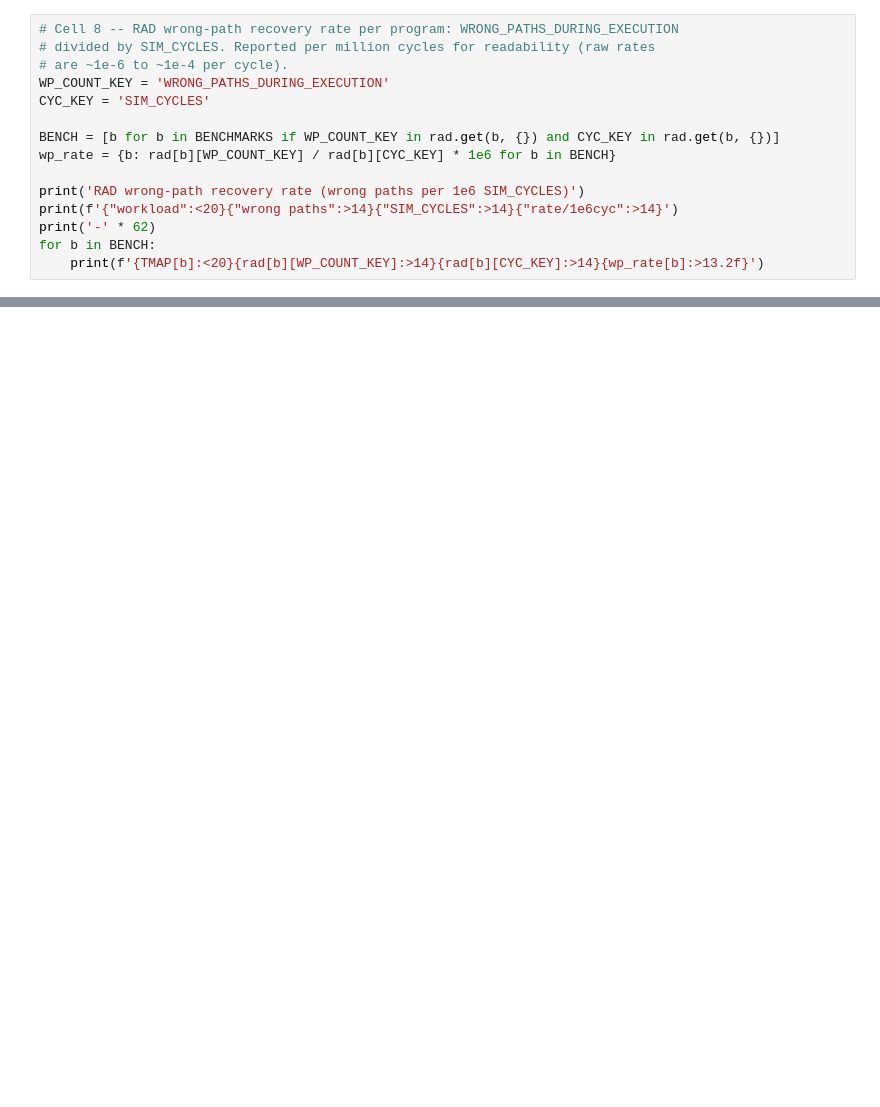
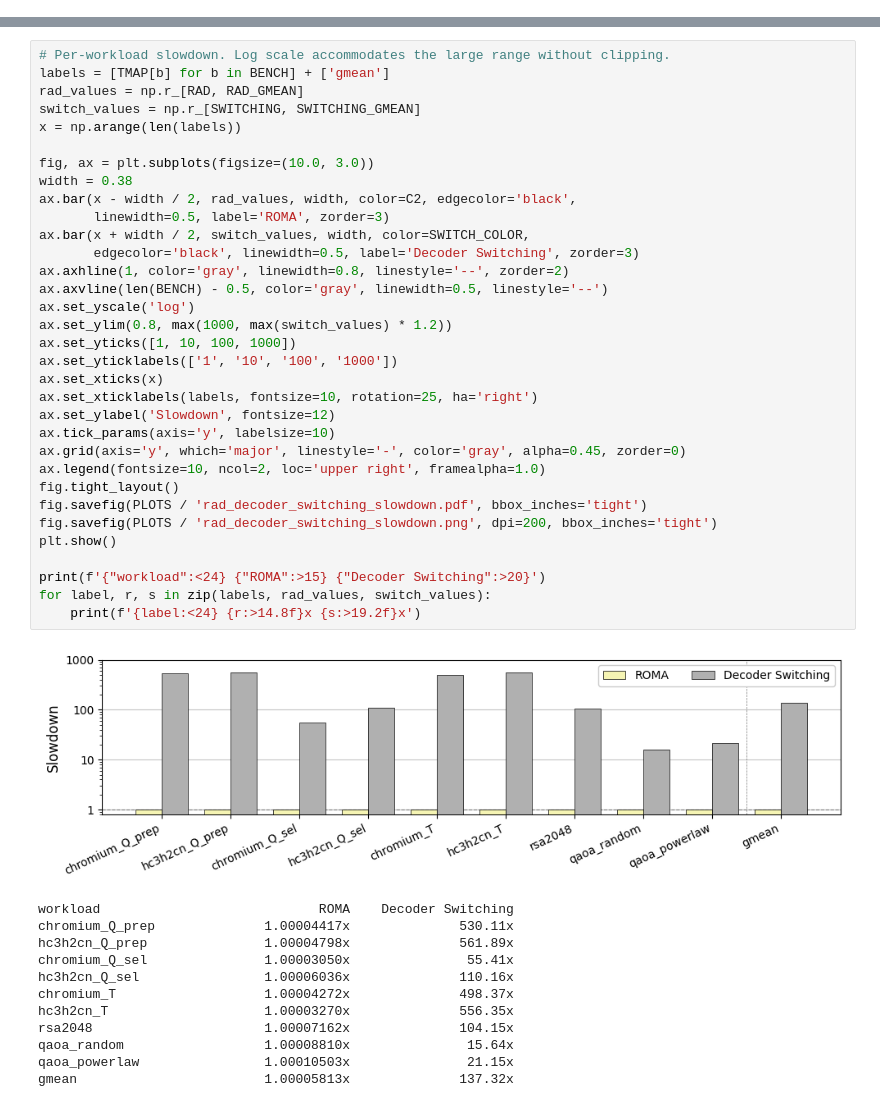
Before and after one commit to suhaskvittal/quicksilver, a Jupyter notebook: scripts/rad_plots.ipynb, the cells around one changed output, grey strips where cells are left out. Drawn from its saved outputs; the diff is of its cells as text; blank space fills up the shorter version.

```diff
--- a/scripts/rad_plots.ipynb
+++ b/scripts/rad_plots.ipynb
@@ -650,15 +0,0 @@ Saved rad_rfifo_ler_sensitivity.pdf
-# %%
-# Cell 8 -- RAD wrong-path recovery rate per program: WRONG_PATHS_DURING_EXECUTION
-# divided by SIM_CYCLES. Reported per million cycles for readability (raw rates
-# are ~1e-6 to ~1e-4 per cycle).
-WP_COUNT_KEY = 'WRONG_PATHS_DURING_EXECUTION'
-CYC_KEY = 'SIM_CYCLES'
-
-BENCH = [b for b in BENCHMARKS if WP_COUNT_KEY in rad.get(b, {}) and CYC_KEY in rad.get(b, {})]
-wp_rate = {b: rad[b][WP_COUNT_KEY] / rad[b][CYC_KEY] * 1e6 for b in BENCH}
-
-print('RAD wrong-path recovery rate (wrong paths per 1e6 SIM_CYCLES)')
-print(f'{"workload":<20}{"wrong paths":>14}{"SIM_CYCLES":>14}{"rate/1e6cyc":>14}')
-print('-' * 62)
-for b in BENCH:
-    print(f'{TMAP[b]:<20}{rad[b][WP_COUNT_KEY]:>14}{rad[b][CYC_KEY]:>14}{wp_rate[b]:>13.2f}')
@@ -747,0 +88,46 @@ Saved rad_decoder_config_comparison.pdf
+# %%
+# Per-workload slowdown. Log scale accommodates the large range without clipping.
+labels = [TMAP[b] for b in BENCH] + ['gmean']
+rad_values = np.r_[RAD, RAD_GMEAN]
+switch_values = np.r_[SWITCHING, SWITCHING_GMEAN]
+x = np.arange(len(labels))
+
+fig, ax = plt.subplots(figsize=(10.0, 3.0))
+width = 0.38
+ax.bar(x - width / 2, rad_values, width, color=C2, edgecolor='black',
+       linewidth=0.5, label='ROMA', zorder=3)
+ax.bar(x + width / 2, switch_values, width, color=SWITCH_COLOR,
+       edgecolor='black', linewidth=0.5, label='Decoder Switching', zorder=3)
+ax.axhline(1, color='gray', linewidth=0.8, linestyle='--', zorder=2)
+ax.axvline(len(BENCH) - 0.5, color='gray', linewidth=0.5, linestyle='--')
+ax.set_yscale('log')
+ax.set_ylim(0.8, max(1000, max(switch_values) * 1.2))
+ax.set_yticks([1, 10, 100, 1000])
+ax.set_yticklabels(['1', '10', '100', '1000'])
+ax.set_xticks(x)
+ax.set_xticklabels(labels, fontsize=10, rotation=25, ha='right')
+ax.set_ylabel('Slowdown', fontsize=12)
+ax.tick_params(axis='y', labelsize=10)
+ax.grid(axis='y', which='major', linestyle='-', color='gray', alpha=0.45, zorder=0)
+ax.legend(fontsize=10, ncol=2, loc='upper right', framealpha=1.0)
+fig.tight_layout()
+fig.savefig(PLOTS / 'rad_decoder_switching_slowdown.pdf', bbox_inches='tight')
+fig.savefig(PLOTS / 'rad_decoder_switching_slowdown.png', dpi=200, bbox_inches='tight')
+plt.show()
+
+print(f'{"workload":<24} {"ROMA":>15} {"Decoder Switching":>20}')
+for label, r, s in zip(labels, rad_values, switch_values):
+    print(f'{label:<24} {r:>14.8f}x {s:>19.2f}x')
+# %% [output]
+[figure, added]
+workload                            ROMA    Decoder Switching
+chromium_Q_prep              1.00004417x              530.11x
+hc3h2cn_Q_prep               1.00004798x              561.89x
+chromium_Q_sel               1.00003050x               55.41x
+hc3h2cn_Q_sel                1.00006036x              110.16x
+chromium_T                   1.00004272x              498.37x
+hc3h2cn_T                    1.00003270x              556.35x
+rsa2048                      1.00007162x              104.15x
+qaoa_random                  1.00008810x               15.64x
+qaoa_powerlaw                1.00010503x               21.15x
+gmean                        1.00005813x              137.32x
```
Also changed, not shown: parts of 30 cells of this notebook.
